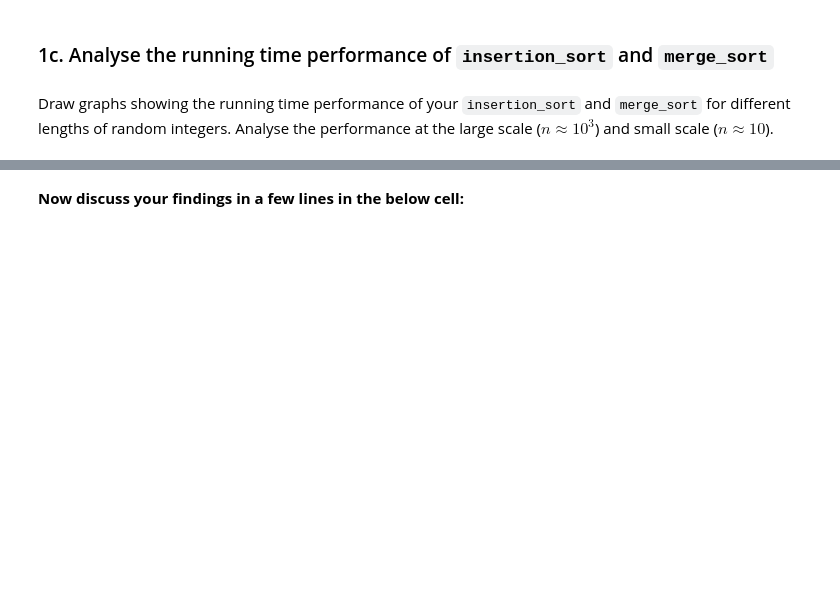
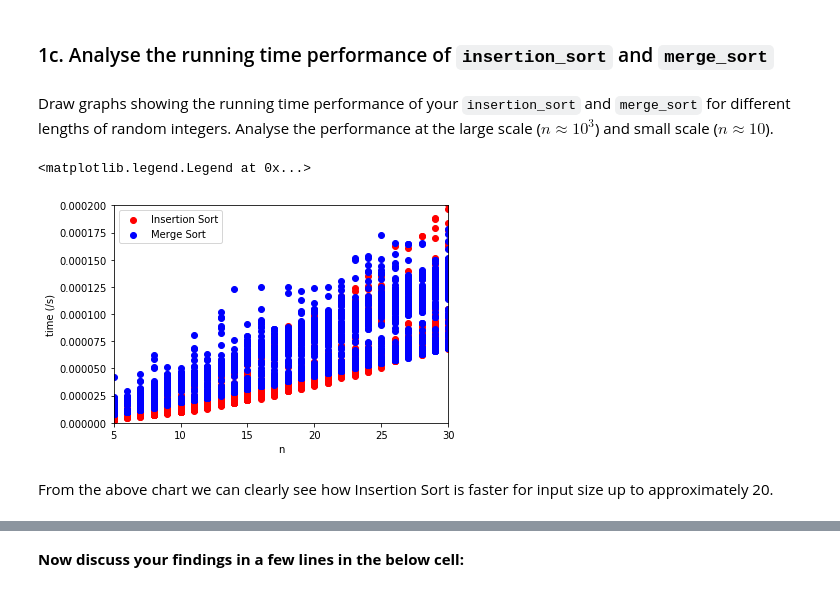
Before and after one commit to emalgorithm/Algorithm_Notebooks, a Jupyter notebook: CW1-1 Sorting.ipynb, the cells around one changed output, grey strips where cells are left out. Cells and saved outputs as stored; diff of their text form; code cells hidden in the pictures; blank space fills up the shorter version.

```diff
--- a/CW1-1 Sorting.ipynb
+++ b/CW1-1 Sorting.ipynb
@@ -127,7 +133,7 @@ print(merge_sort(x) == [1, 2, 3, 4])
 # %% [markdown]
 Draw graphs showing the running time performance of your `insertion_sort` and `merge_sort` for different lengths of random integers. Analyse the performance at the large scale ($n \approx 10^3$) and small scale ($n \approx 10$).
 # %%
-short_lists = [rand_list(min_len=5, max_len=30) for _ in range(100000)]
+short_lists = [rand_list(min_len=5, max_len=30) for _ in range(10000)]
 
 insertion_sort_times = [time_f(lambda: insertion_sort(x)) for x in short_lists]
 merge_sort_times = [time_f(lambda: merge_sort(x)) for x in short_lists]
@@ -135,13 +141,21 @@ list_sizes = [len(x) for x in short_lists]
 # %%
 %matplotlib inline
 from matplotlib import pyplot as plt
 
-plt.scatter(list_sizes, insertion_sort_times, c='red')
-plt.scatter(list_sizes, merge_sort_times, c='blue')
+insertion_result = plt.scatter(list_sizes, insertion_sort_times, c='red')
+merge_result = plt.scatter(list_sizes, merge_sort_times, c='blue')
 plt.xlabel('n')
 plt.ylabel('time (/s)')
 plt.xlim(5,30)
-plt.ylim(0, 0.0001)
+plt.ylim(0, 0.0002)
+
+plt.legend((insertion_result, merge_result),
+           ('Insertion Sort', 'Merge Sort'))
+# %% [output]
+<matplotlib.legend.Legend at 0x...>
+[figure, added]
+# %% [markdown]
+From the above chart we can clearly see how Insertion Sort is faster for input size up to approximately 20.
 # %%
 long_lists = [rand_list(max_len=1000) for _ in range(1000)]
 
```
Also changed, not shown: parts of 14 cells of this notebook.
